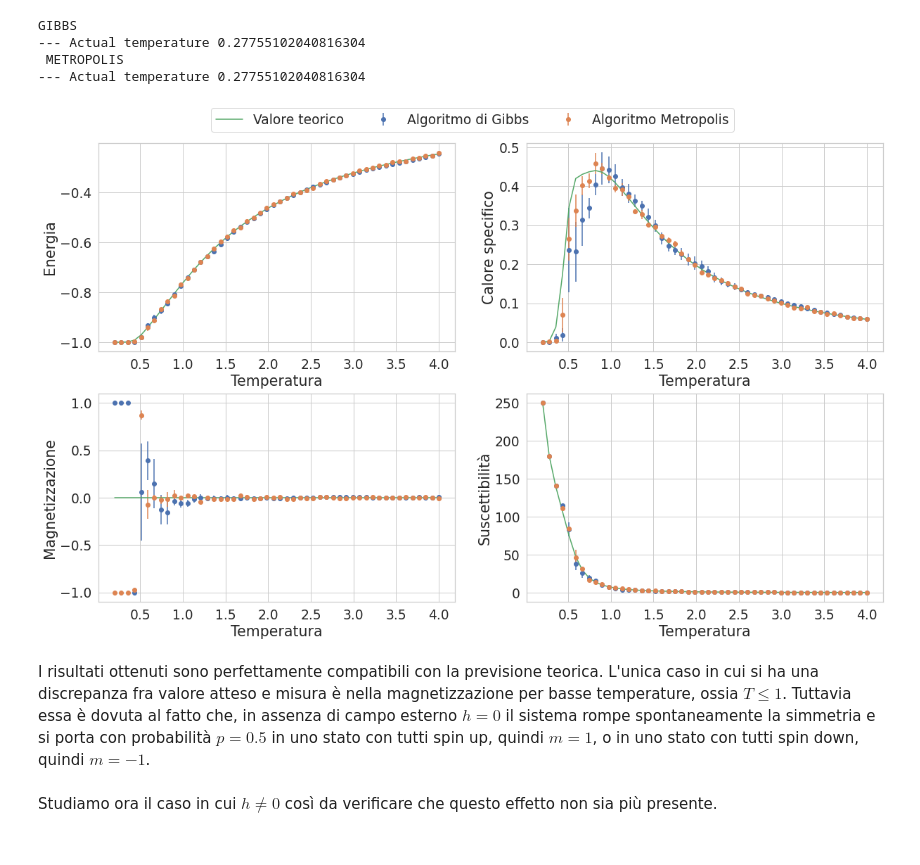
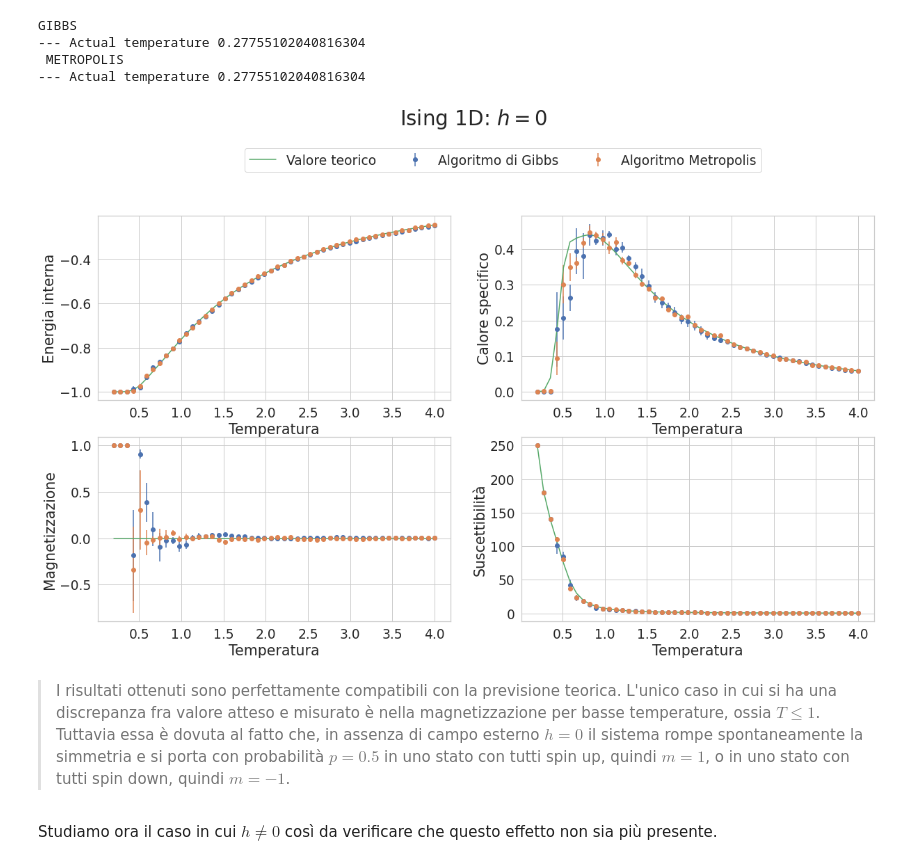
Before and after one commit to tau999/elia_moretti_exercises, a Jupyter notebook: Exercises_06/Exercises_06.ipynb, the cells around one changed output. Drawn from its saved outputs; the diff is of its cells as text; code cells hidden in the pictures.

Commit message:
Cambiamenti all'esercizio 6. Aggiustamento del tempo di correlazione

```diff
--- a/Exercises_06/Exercises_06.ipynb
+++ b/Exercises_06/Exercises_06.ipynb
@@ -35,7 +35,7 @@ import os
 
 sns.set_theme(context='notebook', style='whitegrid', palette='deep', font='sans-serif', font_scale=1.7, color_codes=True, rc=None)
 # %%
-path=  r'/home/elia/Scrivania/SimulazioneNumerica/Exercises_06/Exercises_06.1/'
+path=  os.path.abspath(os.getcwd())+'/Exercises_06.1/'
 os.chdir(path)
 # %% [markdown]
 # Tempo di equilibrazione
@@ -56,11 +56,21 @@ for element in range(2):
     elif(element == 1):
         print("METROPOLIS")
 
-    lines = ['4','50','1.0','0',str(element),'2000','1','1']
-    with open('input.dat', 'w') as f:
-        for line in lines:
-            f.write(line)
-            f.write('\n')
+
+    a_file = open(path+'input.dat', "r")
+    list_of_lines = a_file.readlines()
+    list_of_lines[0] = "4\n"
+    list_of_lines[1] = "50\n"
+    list_of_lines[2] = "1\n"
+    list_of_lines[3] = "0\n"
+    list_of_lines[4] = str(element)+"\n"
+    list_of_lines[5] = "5000\n"
+    list_of_lines[6] = "1\n"
+    list_of_lines[7] = "0\n"
+    list_of_lines[8] = "0\n"
+    a_file = open(path+'input.dat', "w")
+    a_file.writelines(list_of_lines)
+    a_file.close()
 
     sb.call('./clean.sh', shell=True)
     os.system('./Monte_Carlo_ISING_1D.exe %f %f')
@@ -111,7 +121,7 @@ for i in range(4):
     );
     ax[i].set_ylabel(label[i])
     ax[i].set_xlabel('Numero di blocchi')
-    ax[i].vlines(600,min(df_gibbs[quantity[i]]-df_gibbs[quantity[i]+'_std']), max(df_gibbs[quantity[i]]+df_gibbs[quantity[i]+'_std']), linestyle='--', color='red', label='Tempo di equilibrazione')
+    ax[i].vlines(2000,min(df_gibbs[quantity[i]]-df_gibbs[quantity[i]+'_std']), max(df_gibbs[quantity[i]]+df_gibbs[quantity[i]+'_std']), linestyle='--', color='red', label='Tempo di equilibrazione')
 
 for i in range(4):
     ax[i].errorbar(
@@ -122,7 +132,7 @@ for i in range(4):
     );
     ax[i].set_ylabel(label[i])
     ax[i].set_xlabel('Numero di blocchi')
-    ax[i].vlines(600,min(df_met[quantity[i]]-df_met[quantity[i]+'_std']), max(df_met[quantity[i]]+df_met[quantity[i]+'_std']), linestyle='--', color='red')
+    ax[i].vlines(2000,min(df_met[quantity[i]]-df_met[quantity[i]+'_std']), max(df_met[quantity[i]]+df_met[quantity[i]+'_std']), linestyle='--', color='red')
 
 
 
@@ -181,9 +192,9 @@ for element in range(2):
         print('--- Actual temperature', i, end='\r')
         temp = i
         if i==T[0]:
-            lines = [str(i),'50','1.0','0',str(element),'200','1000','0']
+            lines = [str(i),'50','1.0','0',str(element),'200','1000','0','2000']
         else:
-            lines = [str(i),'50','1.0','0',str(element),'200','1000','1']
+            lines = [str(i),'50','1.0','0',str(element),'200','1000','1','2000']
         with open('input.dat', 'w') as f:
             for line in lines:
                 f.write(line)
@@ -263,42 +274,44 @@ X = beta*np.exp(2*beta*J)*(1-thN)/(1+thN)
 # %%
 fig, ax = plt.subplots(2, 2, figsize=(20,12));
 fig.suptitle(r'Ising 1D: $h=0$', fontsize='x-large')
+fig.subplots_adjust(top=0.8)
 ax = ax.ravel()
 
 
 quantity =['ene', 'heat', 'mag', 'chi']
 label= ['Energia interna', 'Calore specifico', 'Magnetizzazione','Suscettibilità']
 
 for i in range(4):
     ax[i].errorbar(
         T,
         df_gibs[quantity[i]],
         yerr = df_gibs[quantity[i]+'_std'],
         marker='o', linestyle="", label='Algoritmo di Gibbs'
     );
     ax[i].set_ylabel(label[i])
     ax[i].set_xlabel('Temperatura')
 
 for i in range(4):
     ax[i].errorbar(
         T,
         df_met[quantity[i]],
         yerr = df_met[quantity[i]+'_std'],
         marker='o', linestyle="", label='Algoritmo Metropolis'
     );
     ax[i].set_ylabel(label[i])
     ax[i].set_xlabel('Temperatura')
 
 ax[0].plot(T, e)
 ax[1].plot(T, heat, label='Valore teorico')
 ax[2].plot(T, M)
 ax[3].plot(T, X)
 
-ax[1].legend(bbox_to_anchor=(0.6,1.2), ncol=3);
+ax[1].legend(bbox_to_anchor=(0.7,1.4), ncol=3);
 # %% [output]
-[figure, old version]
+[figure, new version]
 # %% [markdown]
-I risultati ottenuti sono perfettamente compatibili con la previsione teorica. L'unica caso in cui si ha una discrepanza fra valore atteso e misura è nella magnetizzazione per basse temperature, ossia $T\leq 1$. Tuttavia essa è dovuta al fatto che, in assenza di campo esterno $h=0$ il sistema rompe spontaneamente la simmetria e si porta con probabilità $p=0.5$ in uno stato con tutti spin up, quindi $m=1$, o in uno stato con tutti spin down, quindi $m=-1$.
+>I risultati ottenuti sono perfettamente compatibili con la previsione teorica.
+L'unico caso in cui si ha una discrepanza fra valore atteso e misurato è nella magnetizzazione per basse temperature, ossia $T\leq 1$. Tuttavia essa è dovuta al fatto che, in assenza di campo esterno $h=0$ il sistema rompe spontaneamente la simmetria e si porta con probabilità $p=0.5$ in uno stato con tutti spin up, quindi $m=1$, o in uno stato con tutti spin down, quindi $m=-1$.
 # %% [markdown]
 Studiamo ora il caso in cui $h\neq 0 $ così da verificare che questo effetto non sia più presente.
 # %% [markdown]
```
Also changed, not shown: parts of 7 cells of this notebook, 3 other files.
